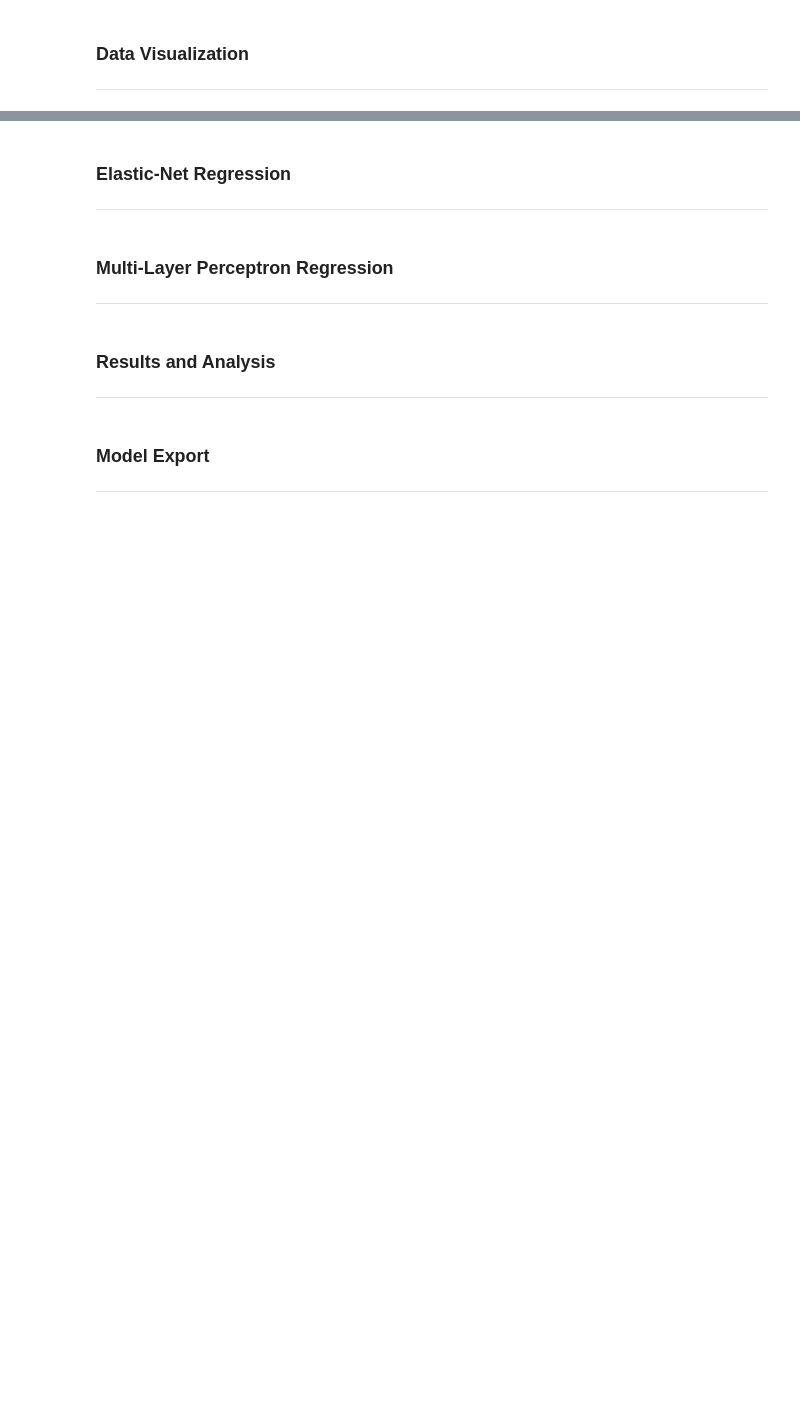
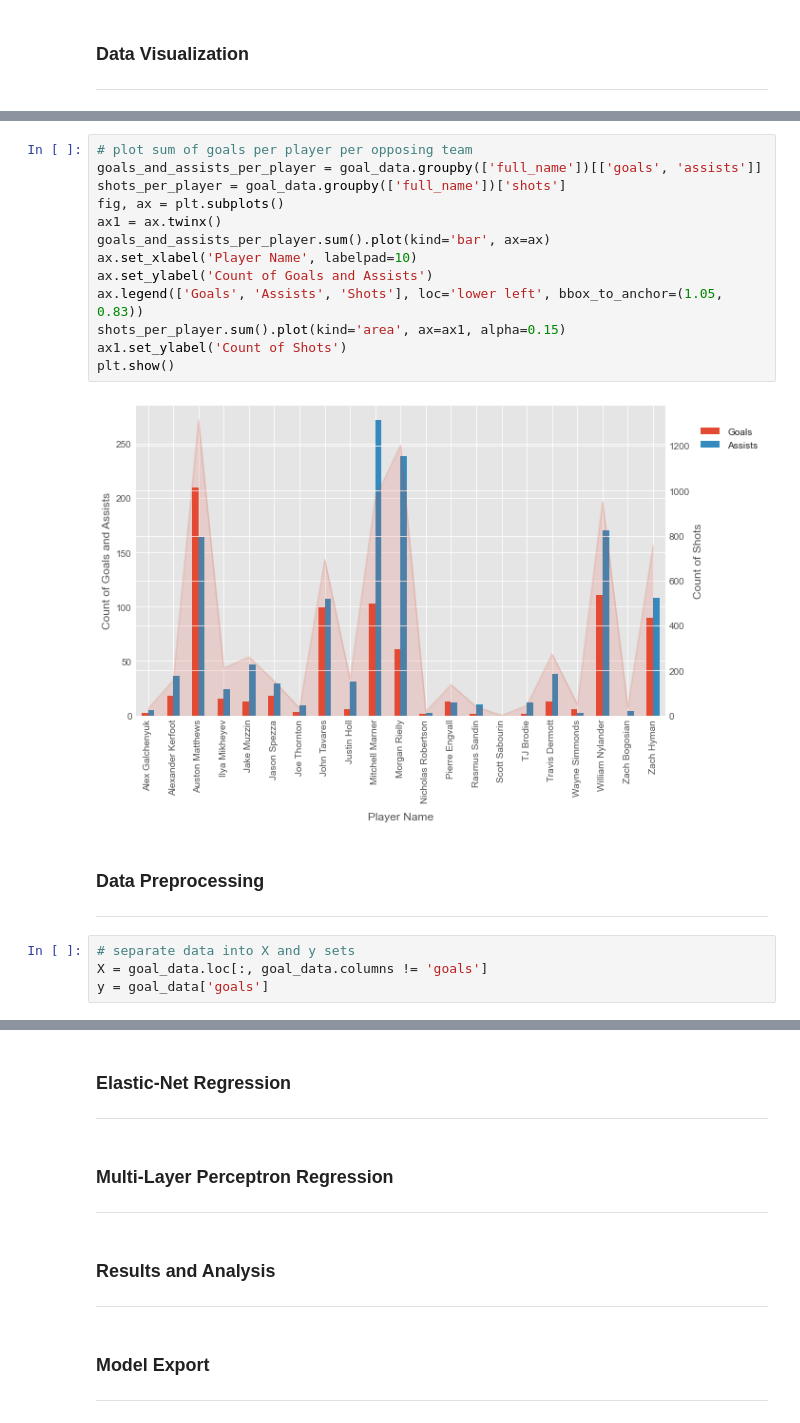
Before and after one commit to tangtan2/50_In_07, a Jupyter notebook: python/src/notebooks/player_goals_regression.ipynb, the cells around one changed output, grey strips where cells are left out. Saved outputs shown, nothing was run; the diff lists cells and outputs as text; blank space fills up the shorter version.

```diff
--- a/python/src/notebooks/player_goals_regression.ipynb
+++ b/python/src/notebooks/player_goals_regression.ipynb
@@ -34,0 +132,22 @@ plt.rcParams['figure.figsize'] = (10, 6)
+# %%
+# plot sum of goals per player per opposing team
+goals_and_assists_per_player = goal_data.groupby(['full_name'])[['goals', 'assists']]
+shots_per_player = goal_data.groupby(['full_name'])['shots']
+fig, ax = plt.subplots()
+ax1 = ax.twinx()
+goals_and_assists_per_player.sum().plot(kind='bar', ax=ax)
+ax.set_xlabel('Player Name', labelpad=10)
+ax.set_ylabel('Count of Goals and Assists')
+ax.legend(['Goals', 'Assists', 'Shots'], loc='lower left', bbox_to_anchor=(1.05, 0.83))
+shots_per_player.sum().plot(kind='area', ax=ax1, alpha=0.15)
+ax1.set_ylabel('Count of Shots')
+plt.show()
+# %% [output]
+[figure, added]
+# %% [markdown]
+### Data Preprocessing
+___
+# %%
+# separate data into X and y sets
+X = goal_data.loc[:, goal_data.columns != 'goals']
+y = goal_data['goals']
```
Also changed, not shown: parts of 11 cells of this notebook, 1 other file.
